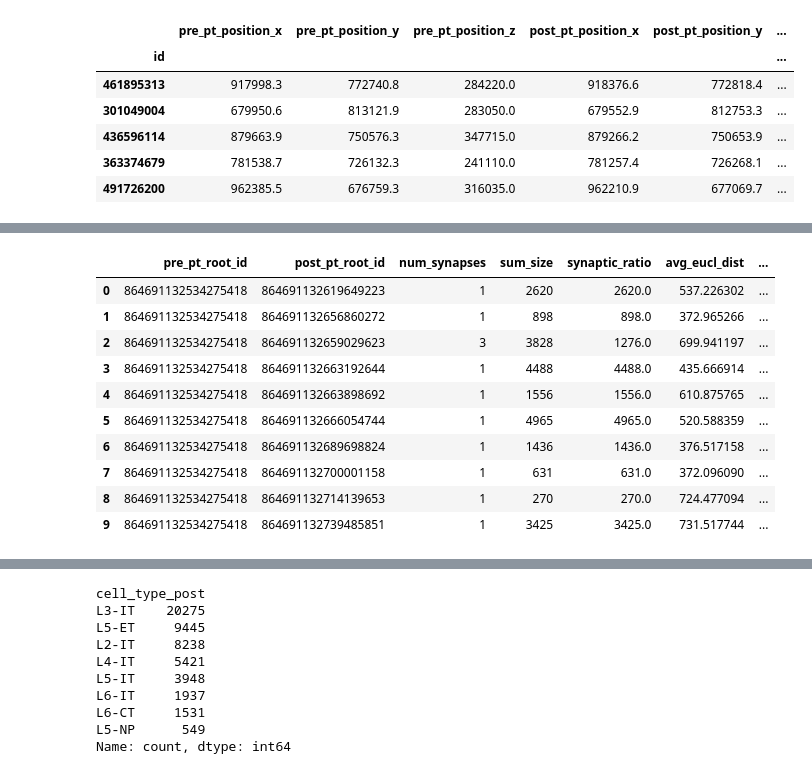
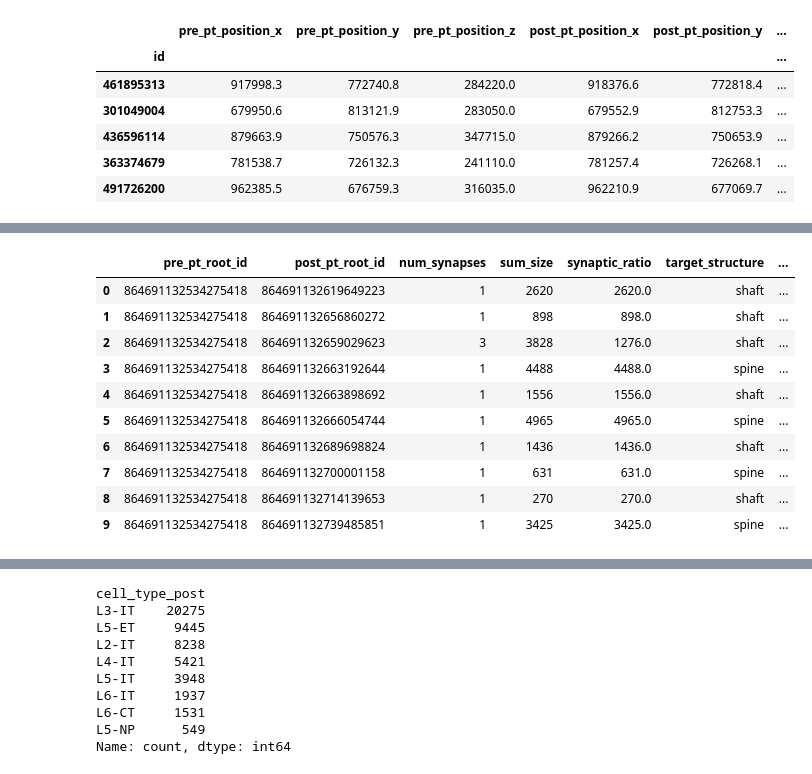
Before and after one commit to timkimd/connectomics, a Jupyter notebook: code/notebooks/grace_structure_final.ipynb, the cells around one changed output, grey strips where cells are left out. Saved outputs shown, nothing was run; the diff lists cells and outputs as text; code cells hidden in the pictures.

```diff
--- a/code/notebooks/grace_structure_final.ipynb
+++ b/code/notebooks/grace_structure_final.ipynb
@@ -141,5 +141,10 @@ ct_df["soma_depth"] = (
     ct_df["pt_position_trform_y"] / 1_000
 )
 
-ct_df.soma_depth.head()  # Approximate cell depth from pial surface in microns
+# Approximate cell depth from pial surface in microns
+ct_df["pt_position_trform_x"] =ct_df["pt_position_trform_x"] / 1_000
+ct_df["pt_position_trform_y"] =ct_df["pt_position_trform_y"] / 1_000
+ct_df["pt_position_trform_z"] =ct_df["pt_position_trform_z"] / 1_000
+
+ct_df.head()
 # %% [output]
@@ -265,9 +214,9 @@ pandas.core.series.Series
 # This involves a "group-by" on both the presynaptic and postsynaptic neuron IDs and aggregating both the count of synapses, summed synapse size, average euclidean distance.
 
 connectivity_df = (
-    syn_df_ecldn.query("pre_proofread and post_proofread")
+    proof_syn_df.query("pre_proofread and post_proofread")
     .groupby(["pre_pt_root_id", "post_pt_root_id","target_structure"])
-    .agg(num_synapses=("pre_pt_root_id", "count"), sum_size=("size", "sum"),avg_eucl_dist=("euclidean_distance", "mean"))
+    .agg(num_synapses=("pre_pt_root_id", "count"), sum_size=("size", "sum"))
     .reset_index()
 )
 
@@ -297,7 +246,7 @@ connectivity_df.head()
 
 #Swap columns
 connectivity_df = connectivity_df[['pre_pt_root_id', 'post_pt_root_id', 'num_synapses',
-                                  'sum_size', 'synaptic_ratio', 'avg_eucl_dist','target_structure']]
+                                  'sum_size', 'synaptic_ratio','target_structure']]
 
 #col2 = connectivity_df.pop('target_structure')
 #connectivity_df.insert(6,'target_structure', col2)
@@ -313,38 +262,46 @@ connectivity_df.head()
 # %%
 # Merge with the cell type dataframe
 
 connectivity_ct_df = connectivity_df.merge(
-    ct_df[["pt_root_id", "soma_depth", "cell_type_coarse", "cell_type"]].rename(
+    ct_df[["pt_root_id", "soma_depth", "cell_type_coarse", "cell_type",
+          "pt_position_trform_x", "pt_position_trform_y", "pt_position_trform_z"]].rename(
         columns={
             "pt_root_id": "pre_pt_root_id",
             "soma_depth": "soma_depth_pre",
             "cell_type": "cell_type_pre",
             "cell_type_coarse": "ei_pre",
+            "pt_position_trform_x": "pre_pt_position_trform_x",
+            "pt_position_trform_y": "pre_pt_position_trform_y",
+            "pt_position_trform_z": "pre_pt_position_trform_z",
         }
     ),
     on="pre_pt_root_id",
 ).merge(
-    ct_df[["pt_root_id", "soma_depth", "cell_type_coarse", "cell_type"]].rename(
+    ct_df[["pt_root_id", "soma_depth", "cell_type_coarse", "cell_type",
+          "pt_position_trform_x", "pt_position_trform_y", "pt_position_trform_z"]].rename(
         columns={
             "pt_root_id": "post_pt_root_id",
             "soma_depth": "soma_depth_post",
             "cell_type": "cell_type_post",
             "cell_type_coarse": "ei_post",
+            "pt_position_trform_x": "post_pt_position_trform_x",
+            "pt_position_trform_y": "post_pt_position_trform_y",
+            "pt_position_trform_z": "post_pt_position_trform_z",
         }
     ),
     on="post_pt_root_id",
 )
 
 connectivity_ct_df.head(10)
 # %% [output]
-|  | pre_pt_root_id | post_pt_root_id | num_synapses | sum_size | synaptic_ratio | avg_eucl_dist | ... |
-| 0 | 864691132534275418 | 864691132619649223 | 1 | 2620 | 2620.0 | 537.226302 | ... |
-| 1 | 864691132534275418 | 864691132656860272 | 1 | 898 | 898.0 | 372.965266 | ... |
-| 2 | 864691132534275418 | 864691132659029623 | 3 | 3828 | 1276.0 | 699.941197 | ... |
-| 3 | 864691132534275418 | 864691132663192644 | 1 | 4488 | 4488.0 | 435.666914 | ... |
-| 4 | 864691132534275418 | 864691132663898692 | 1 | 1556 | 1556.0 | 610.875765 | ... |
-| 5 | 864691132534275418 | 864691132666054744 | 1 | 4965 | 4965.0 | 520.588359 | ... |
-| 6 | 864691132534275418 | 864691132689698824 | 1 | 1436 | 1436.0 | 376.517158 | ... |
-| 7 | 864691132534275418 | 864691132700001158 | 1 | 631 | 631.0 | 372.096090 | ... |
-| 8 | 864691132534275418 | 864691132714139653 | 1 | 270 | 270.0 | 724.477094 | ... |
-| 9 | 864691132534275418 | 864691132739485851 | 1 | 3425 | 3425.0 | 731.517744 | ... |
+|  | pre_pt_root_id | post_pt_root_id | num_synapses | sum_size | synaptic_ratio | target_structure | ... |
+| 0 | 864691132534275418 | 864691132619649223 | 1 | 2620 | 2620.0 | shaft | ... |
+| 1 | 864691132534275418 | 864691132656860272 | 1 | 898 | 898.0 | shaft | ... |
+| 2 | 864691132534275418 | 864691132659029623 | 3 | 3828 | 1276.0 | shaft | ... |
+| 3 | 864691132534275418 | 864691132663192644 | 1 | 4488 | 4488.0 | spine | ... |
+| 4 | 864691132534275418 | 864691132663898692 | 1 | 1556 | 1556.0 | shaft | ... |
+| 5 | 864691132534275418 | 864691132666054744 | 1 | 4965 | 4965.0 | spine | ... |
+| 6 | 864691132534275418 | 864691132689698824 | 1 | 1436 | 1436.0 | shaft | ... |
+| 7 | 864691132534275418 | 864691132700001158 | 1 | 631 | 631.0 | spine | ... |
+| 8 | 864691132534275418 | 864691132714139653 | 1 | 270 | 270.0 | shaft | ... |
+| 9 | 864691132534275418 | 864691132739485851 | 1 | 3425 | 3425.0 | spine | ... |
```
Also changed, not shown: parts of 63 cells of this notebook.
